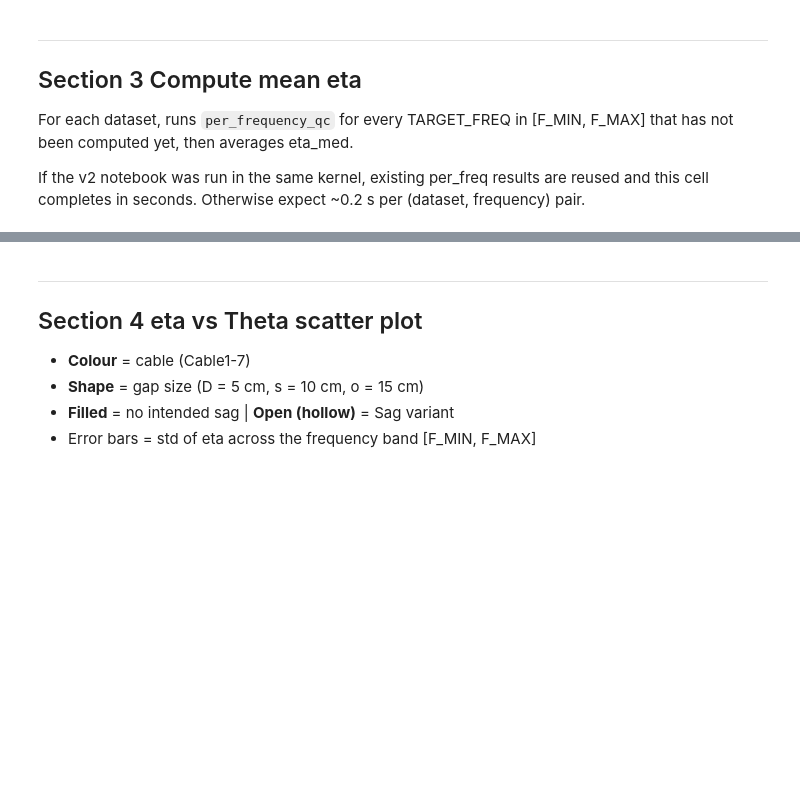
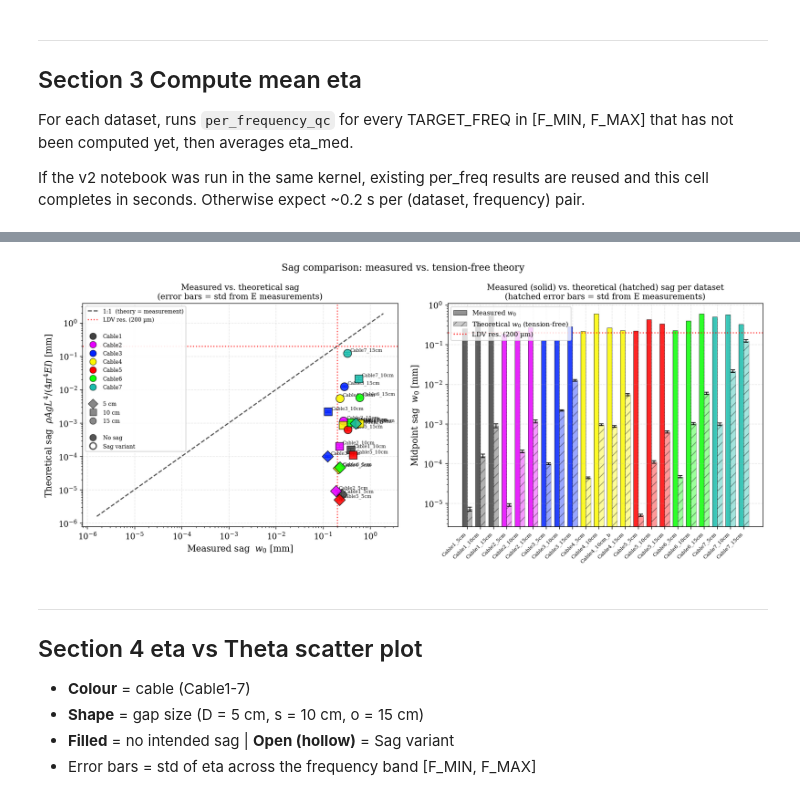
Before and after one commit to olav-cor/ldv-cable-coupling, a Jupyter notebook: LDV_EtaTheta_Analysis.ipynb, the cells around one changed output, grey strips where cells are left out. Drawn from its saved outputs; the diff is of its cells as text; code cells hidden in the pictures; blank space fills up the shorter version.

```diff
--- a/LDV_EtaTheta_Analysis.ipynb
+++ b/LDV_EtaTheta_Analysis.ipynb
@@ -188,3 +226,7 @@ Done in 0.0 s
+# %%
+plotting.plot_sag_comparison(DATASETS, exclude_sag_variants=True, ldv_resolution_m=200e-6)
+# %% [output]
+[figure, added]
 # %% [markdown]
 ---
 ## Section 4  eta vs Theta scatter plot
```
Also changed, not shown: parts of 12 cells of this notebook, 14 other files.
